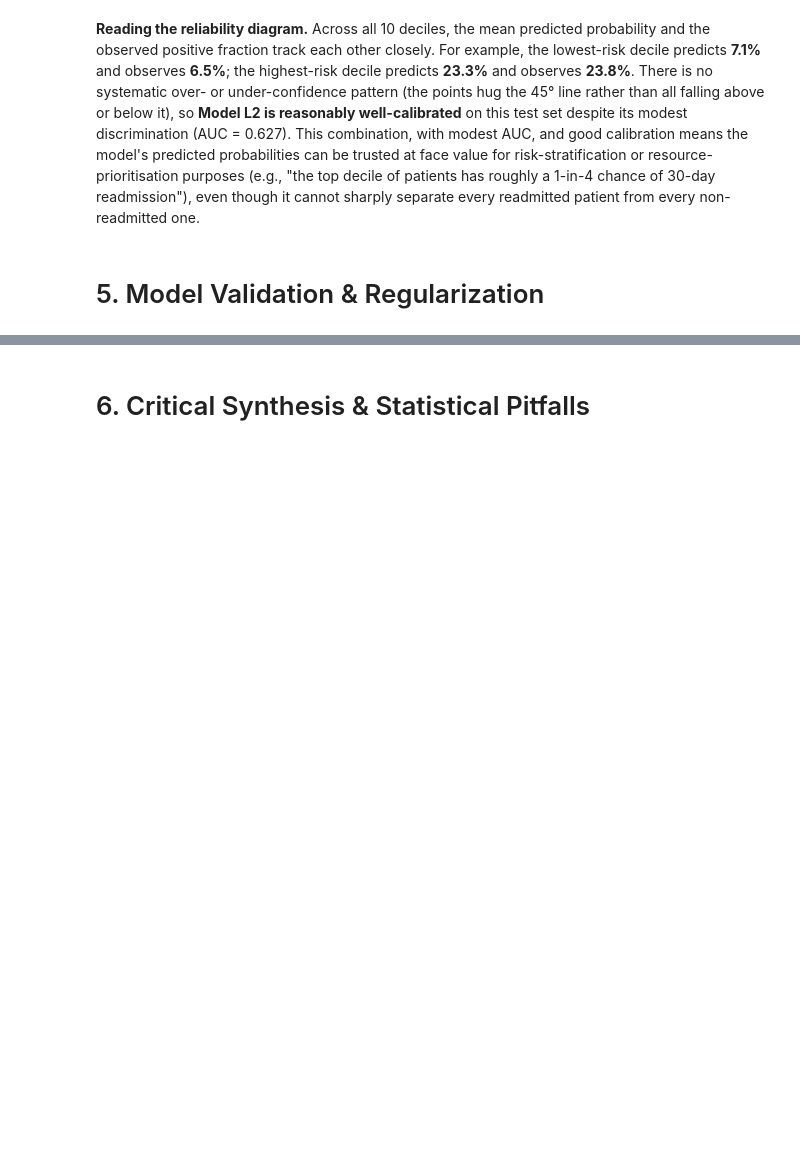
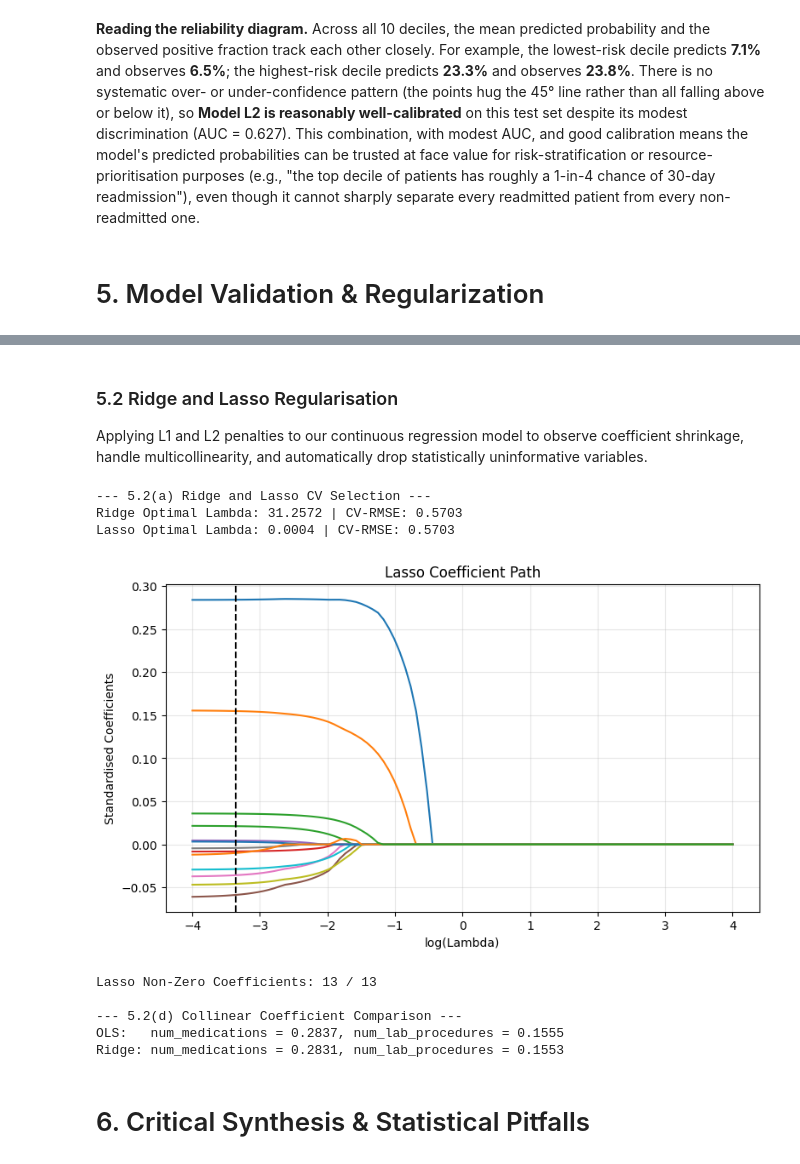
Before and after one commit to unluckytau/WQD7013-Final-Project, a Jupyter notebook: WQD7013_FINALPROJECT.ipynb, the cells around one changed output, grey strips where cells are left out. Drawn from its saved outputs; the diff is of its cells as text; code cells hidden in the pictures; blank space fills up the shorter version.

```diff
--- a/WQD7013_FINALPROJECT.ipynb
+++ b/WQD7013_FINALPROJECT.ipynb
@@ -1550,2 +1650,71 @@ non-readmitted one.
+# %% [markdown]
+### 5.2 Ridge and Lasso Regularisation
+Applying L1 and L2 penalties to our continuous regression model to observe coefficient shrinkage, handle multicollinearity, and automatically drop statistically uninformative variables.
+# %%
+# ==========================================
+# 5.2 Ridge & Lasso Regularisation
+# ==========================================
+print("--- 5.2(a) Ridge and Lasso CV Selection ---")
+# Standardize predictors before regularisation (Mandatory)
+scaler = StandardScaler()
+X_reg_scaled = scaler.fit_transform(X_reg)
+alphas = np.logspace(-4, 4, 100)
+
+# Ridge CV
+ridge_cv = RidgeCV(alphas=alphas, cv=kf, scoring='neg_root_mean_squared_error')
+ridge_cv.fit(X_reg_scaled, y_reg)
+ridge_rmse = -cross_val_score(ridge_cv, X_reg_scaled, y_reg, cv=kf, scoring='neg_root_mean_squared_error').mean()
+
+# Lasso CV
+lasso_cv = LassoCV(alphas=alphas, cv=kf, max_iter=10000)
+lasso_cv.fit(X_reg_scaled, y_reg)
+lasso_rmse = -cross_val_score(lasso_cv, X_reg_scaled, y_reg, cv=kf, scoring='neg_root_mean_squared_error').mean()
+
+print(f"Ridge Optimal Lambda: {ridge_cv.alpha_:.4f} | CV-RMSE: {ridge_rmse:.4f}")
+print(f"Lasso Optimal Lambda: {lasso_cv.alpha_:.4f} | CV-RMSE: {lasso_rmse:.4f}\n")
+
+# ==========================================
+# 5.2(b) Coefficient Path Plot
+# ==========================================
+lasso = Lasso(max_iter=10000)
+coefs = []
+for a in alphas:
+    lasso.set_params(alpha=a)
+    lasso.fit(X_reg_scaled, y_reg)
+    coefs.append(lasso.coef_)
+
+plt.figure(figsize=(9, 5))
+plt.plot(np.log10(alphas), coefs)
+plt.axvline(np.log10(lasso_cv.alpha_), linestyle='--', color='k', label='Optimal $\lambda$')
+plt.title('Lasso Coefficient Path')
+plt.xlabel('log(Lambda)')
+plt.ylabel('Standardised Coefficients')
+plt.grid(True, alpha=0.3)
+plt.show()
+
+# ==========================================
+# 5.2(c & d) Collinearity & Zeros Tracker
+# ==========================================
+lasso_final = Lasso(alpha=lasso_cv.alpha_).fit(X_reg_scaled, y_reg)
+print(f"Lasso Non-Zero Coefficients: {np.sum(lasso_final.coef_ != 0)} / {len(X_reg.columns)}")
+
+ols = LinearRegression().fit(X_reg_scaled, y_reg)
+ridge_final = RidgeCV(alphas=[ridge_cv.alpha_]).fit(X_reg_scaled, y_reg)
+collin_features = ['num_medications', 'num_lab_procedures']
+idx1, idx2 = X_reg.columns.get_loc(collin_features[0]), X_reg.columns.get_loc(collin_features[1])
+
+print(f"\n--- 5.2(d) Collinear Coefficient Comparison ---")
+print(f"OLS:   {collin_features[0]} = {ols.coef_[idx1]:.4f}, {collin_features[1]} = {ols.coef_[idx2]:.4f}")
+print(f"Ridge: {collin_features[0]} = {ridge_final.coef_[idx1]:.4f}, {collin_features[1]} = {ridge_final.coef_[idx2]:.4f}")
+# %% [output]
+--- 5.2(a) Ridge and Lasso CV Selection ---
+Ridge Optimal Lambda: 31.2572 | CV-RMSE: 0.5703
+Lasso Optimal Lambda: 0.0004 | CV-RMSE: 0.5703
+[figure, added]
+Lasso Non-Zero Coefficients: 13 / 13
+
+--- 5.2(d) Collinear Coefficient Comparison ---
+OLS:   num_medications = 0.2837, num_lab_procedures = 0.1555
+Ridge: num_medications = 0.2831, num_lab_procedures = 0.1553
 # %% [markdown]
 # 6. Critical Synthesis & Statistical Pitfalls
```
Also changed, not shown: parts of 7 cells of this notebook.
